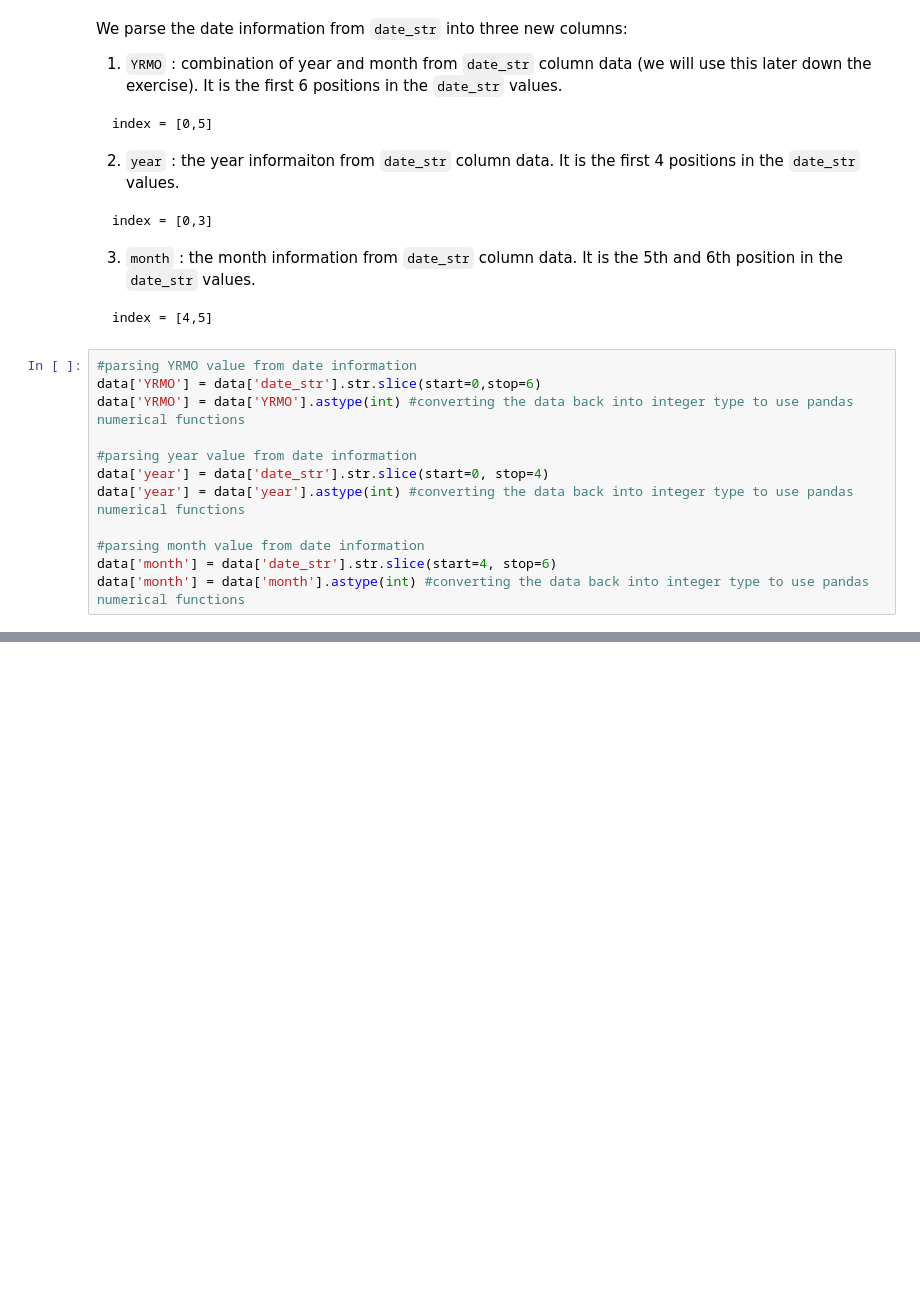
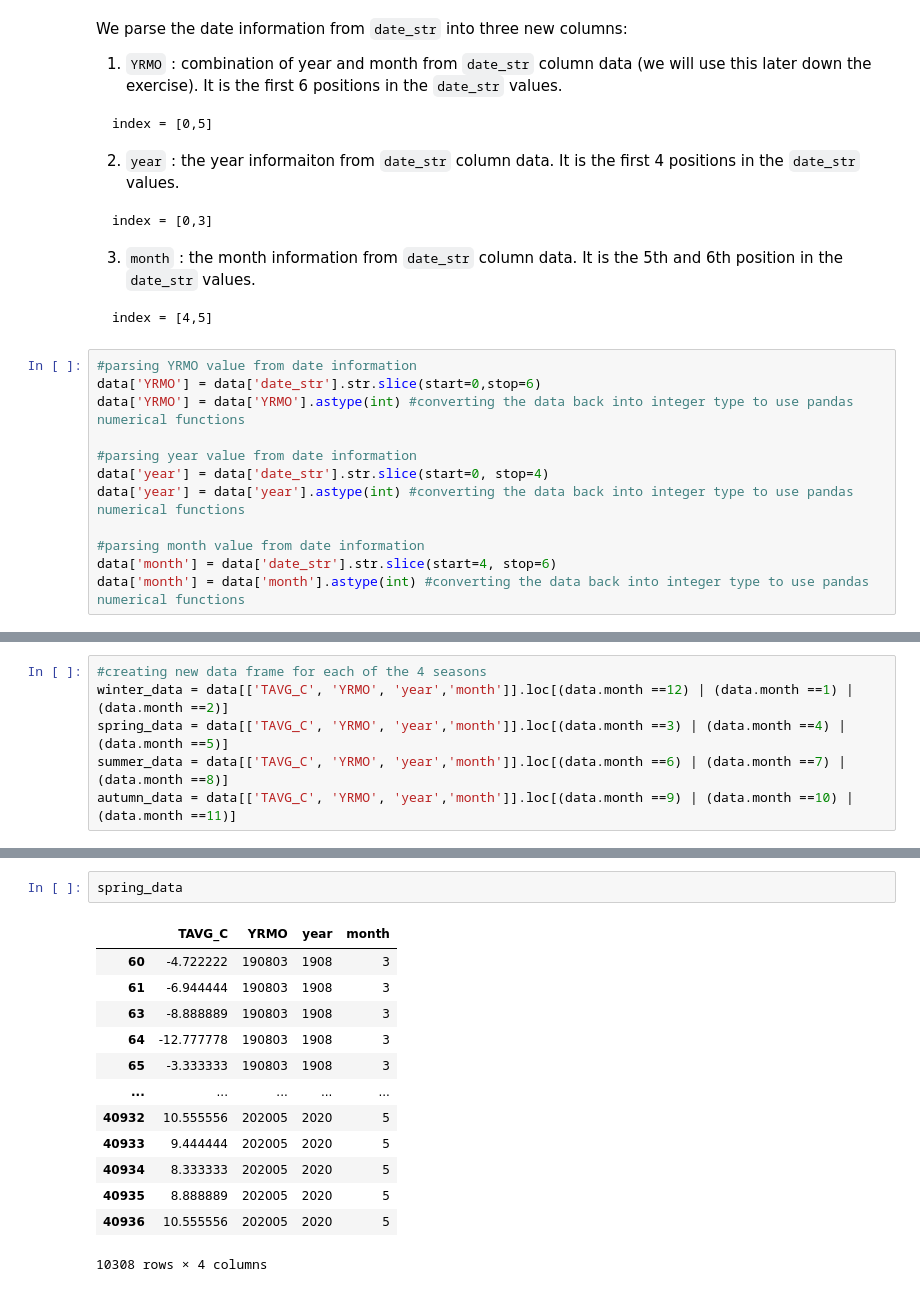
Before and after one commit to saiga143/geopython, a Jupyter notebook: exercise-1/temp_anamolies.ipynb, the cells around one changed output, grey strips where cells are left out. Saved outputs shown, nothing was run; the diff lists cells and outputs as text; blank space fills up the shorter version.

```diff
--- a/exercise-1/temp_anamolies.ipynb
+++ b/exercise-1/temp_anamolies.ipynb
@@ -234,0 +270,6 @@ After parsing the necessary information from `date_str` column into new columns,
+# %%
+#creating new data frame for each of the 4 seasons
+winter_data = data[['TAVG_C', 'YRMO', 'year','month']].loc[(data.month ==12) | (data.month ==1) | (data.month ==2)]
+spring_data = data[['TAVG_C', 'YRMO', 'year','month']].loc[(data.month ==3) | (data.month ==4) | (data.month ==5)]
+summer_data = data[['TAVG_C', 'YRMO', 'year','month']].loc[(data.month ==6) | (data.month ==7) | (data.month ==8)]
+autumn_data = data[['TAVG_C', 'YRMO', 'year','month']].loc[(data.month ==9) | (data.month ==10) | (data.month ==11)]
@@ -234,0 +289,16 @@ After parsing the necessary information from `date_str` column into new columns,
+# %%
+spring_data
+# %% [output]
+|  | TAVG_C | YRMO | year | month |
+| 60 | -4.722222 | 190803 | 1908 | 3 |
+| 61 | -6.944444 | 190803 | 1908 | 3 |
+| 63 | -8.888889 | 190803 | 1908 | 3 |
+| 64 | -12.777778 | 190803 | 1908 | 3 |
+| 65 | -3.333333 | 190803 | 1908 | 3 |
+| ... | ... | ... | ... | ... |
+| 40932 | 10.555556 | 202005 | 2020 | 5 |
+| 40933 | 9.444444 | 202005 | 2020 | 5 |
+| 40934 | 8.333333 | 202005 | 2020 | 5 |
+| 40935 | 8.888889 | 202005 | 2020 | 5 |
+| 40936 | 10.555556 | 202005 | 2020 | 5 |
+10308 rows × 4 columns
```
Also changed, not shown: parts of 40 cells of this notebook, 1 other file.
